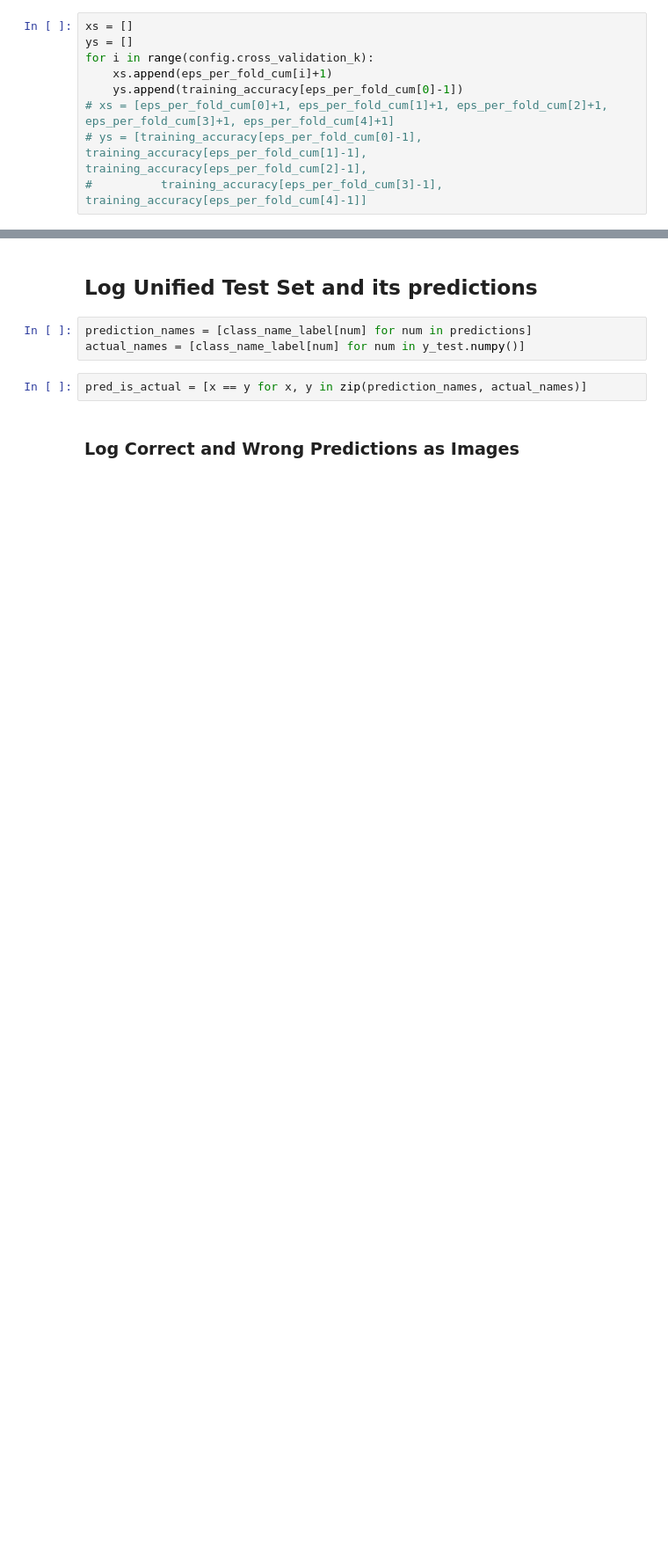
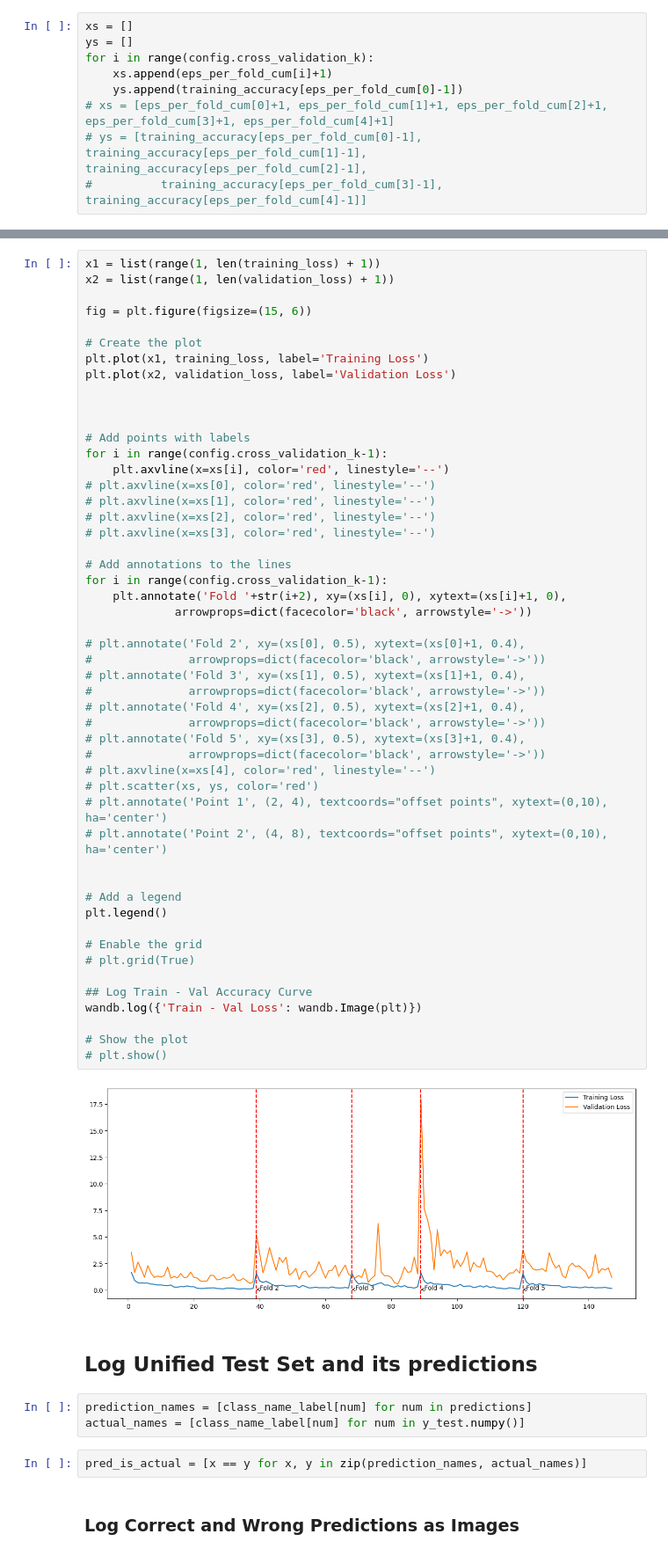
Before and after one commit to ShendoxParadox/Few-shot-satellite-image-classification-OPS-SAT, a Jupyter notebook: OPS_SAT_Dev.ipynb, the cells around one changed output, grey strips where cells are left out. Shown at 88% size. Cells and saved outputs as stored; diff of their text form; blank space fills up the shorter version.

```diff
--- a/OPS_SAT_Dev.ipynb
+++ b/OPS_SAT_Dev.ipynb
@@ -484,3 +506,55 @@ wandb.log({'Train - Val Accuracy': wandb.Image(plt)})
+# %%
+x1 = list(range(1, len(training_loss) + 1))
+x2 = list(range(1, len(validation_loss) + 1))
+
+fig = plt.figure(figsize=(15, 6))
+
+# Create the plot
+plt.plot(x1, training_loss, label='Training Loss')
+plt.plot(x2, validation_loss, label='Validation Loss')
+
+
+
+# Add points with labels
+for i in range(config.cross_validation_k-1):
+    plt.axvline(x=xs[i], color='red', linestyle='--')
+# plt.axvline(x=xs[0], color='red', linestyle='--')
+# plt.axvline(x=xs[1], color='red', linestyle='--')
+# plt.axvline(x=xs[2], color='red', linestyle='--')
+# plt.axvline(x=xs[3], color='red', linestyle='--')
+
+# Add annotations to the lines
+for i in range(config.cross_validation_k-1):
+    plt.annotate('Fold '+str(i+2), xy=(xs[i], 0), xytext=(xs[i]+1, 0),
+             arrowprops=dict(facecolor='black', arrowstyle='->'))
+
+# plt.annotate('Fold 2', xy=(xs[0], 0.5), xytext=(xs[0]+1, 0.4),
+#              arrowprops=dict(facecolor='black', arrowstyle='->'))
+# plt.annotate('Fold 3', xy=(xs[1], 0.5), xytext=(xs[1]+1, 0.4),
+#              arrowprops=dict(facecolor='black', arrowstyle='->'))
+# plt.annotate('Fold 4', xy=(xs[2], 0.5), xytext=(xs[2]+1, 0.4),
+#              arrowprops=dict(facecolor='black', arrowstyle='->'))
+# plt.annotate('Fold 5', xy=(xs[3], 0.5), xytext=(xs[3]+1, 0.4),
+#              arrowprops=dict(facecolor='black', arrowstyle='->'))
+# plt.axvline(x=xs[4], color='red', linestyle='--')
+# plt.scatter(xs, ys, color='red')
+# plt.annotate('Point 1', (2, 4), textcoords="offset points", xytext=(0,10), ha='center')
+# plt.annotate('Point 2', (4, 8), textcoords="offset points", xytext=(0,10), ha='center')
+
+
+# Add a legend
+plt.legend()
+
+# Enable the grid
+# plt.grid(True)
+
+## Log Train - Val Accuracy Curve
+wandb.log({'Train - Val Loss': wandb.Image(plt)})
+
+# Show the plot
+# plt.show()
+# %% [output]
+[figure, added]
 # %% [markdown]
 ## Log Unified Test Set and its predictions
 # %%
```
Also changed, not shown: parts of 23 cells of this notebook.
